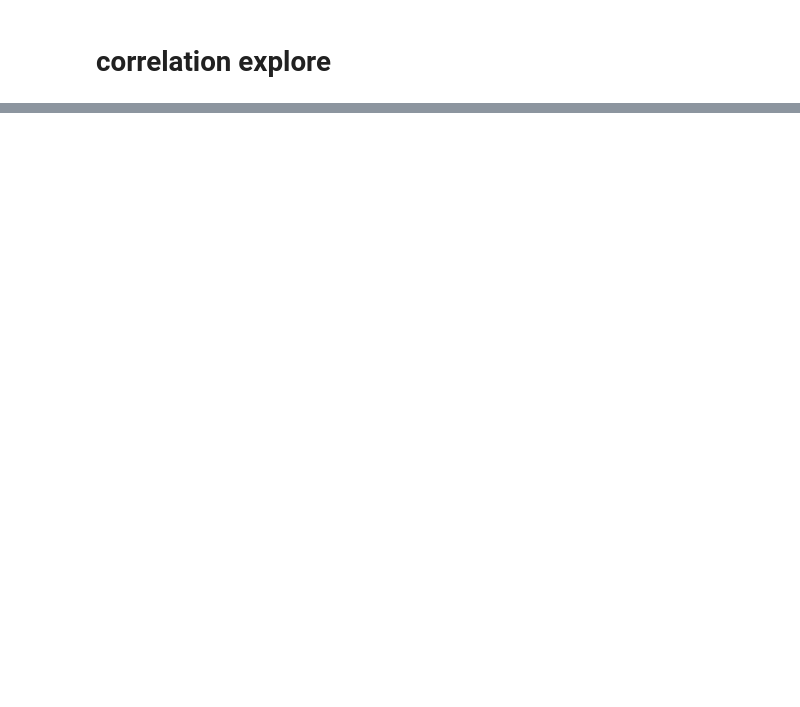
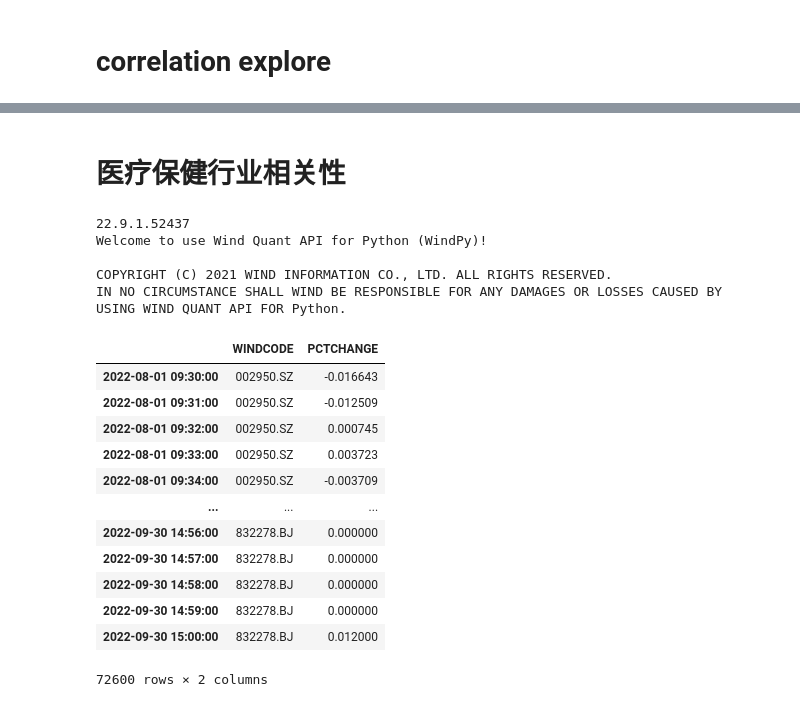
Before and after one commit to PXY11/trading-optimize, a Jupyter notebook: tmp.ipynb, the cells around one changed output, grey strips where cells are left out. Saved outputs shown, nothing was run; the diff lists cells and outputs as text; code cells hidden in the pictures; blank space fills up the shorter version.

```diff
--- a/tmp.ipynb
+++ b/tmp.ipynb
@@ -194,3 +160,42 @@ for tmp_stk_code in stk_code[:1]:
 # layout=go.Layout(yaxis2=dict(anchor='x', overlaying='y', side='right'))
 # )
 # fig.show()
+# %% [markdown]
+# 医疗保健行业相关性
+# %%
+from WindPy import *
+
+#Wind API 使用W账户密码登录
+w.start()
+
+#return True and then can go to next operation.
+w.isconnected()
+start_date = '2022-08-01'
+end_date = '2022-09-30'
+df_return_day = w.wsd("002223.SZ,002432.SZ,002551.SZ,002614.SZ,002950.SZ,300143.SZ,300206.SZ,300246.SZ,300273.SZ,300298.SZ,300314.SZ,300326.SZ,300529.SZ,300562.SZ,300633.SZ,300753.SZ,300760.SZ,300832.SZ,300869.SZ,300942.SZ,300962.SZ,301087.SZ,301234.SZ,301235.SZ,301363.SZ,600055.SH,600568.SH,600587.SH,603579.SH,605186.SH,688029.SH,688050.SH,688114.SH,688139.SH,688212.SH,688271.SH,688273.SH,688277.SH,688310.SH,688314.SH,688351.SH,688358.SH,688393.SH,688468.SH,688580.SH,688613.SH,688617.SH,688677.SH,688793.SH,832278.BJ,872925.BJ",
+"pct_chg", f"2022-08-01", f"2022-09-30", "",usedf=True)[1]
+# %% [output]
+22.9.1.52437
+Welcome to use Wind Quant API for Python (WindPy)!
+
+COPYRIGHT (C) 2021 WIND INFORMATION CO., LTD. ALL RIGHTS RESERVED.
+IN NO CIRCUMSTANCE SHALL WIND BE RESPONSIBLE FOR ANY DAMAGES OR LOSSES CAUSED BY USING WIND QUANT API FOR Python.
+# %%
+df_return_min = w.wsi("002223.SZ,002432.SZ,002551.SZ,002614.SZ,002950.SZ,300143.SZ,300206.SZ,300246.SZ,300273.SZ,300298.SZ,300314.SZ,300326.SZ,300529.SZ,300562.SZ,300633.SZ,300753.SZ,300760.SZ,300832.SZ,300869.SZ,300942.SZ,300962.SZ,301087.SZ,301234.SZ,301235.SZ,301363.SZ,600055.SH,600568.SH,600587.SH,603579.SH,605186.SH,688029.SH,688050.SH,688114.SH,688139.SH,688212.SH,688271.SH,688273.SH,688277.SH,688310.SH,688314.SH,688351.SH,688358.SH,688393.SH,688468.SH,688580.SH,688613.SH,688617.SH,688677.SH,688793.SH,832278.BJ,872925.BJ", "pct_chg",
+f"2022-08-01 09:00:00", f"2022-09-30 15:00:00", "",usedf=True)[1]
+# %%
+df_return_min
+# %% [output]
+|  | WINDCODE | PCTCHANGE |
+| 2022-08-01 09:30:00 | 002950.SZ | -0.016643 |
+| 2022-08-01 09:31:00 | 002950.SZ | -0.012509 |
+| 2022-08-01 09:32:00 | 002950.SZ | 0.000745 |
+| 2022-08-01 09:33:00 | 002950.SZ | 0.003723 |
+| 2022-08-01 09:34:00 | 002950.SZ | -0.003709 |
+| ... | ... | ... |
+| 2022-09-30 14:56:00 | 832278.BJ | 0.000000 |
+| 2022-09-30 14:57:00 | 832278.BJ | 0.000000 |
+| 2022-09-30 14:58:00 | 832278.BJ | 0.000000 |
+| 2022-09-30 14:59:00 | 832278.BJ | 0.000000 |
+| 2022-09-30 15:00:00 | 832278.BJ | 0.012000 |
+72600 rows × 2 columns
```
Also changed, not shown: parts of 10 cells of this notebook, 1 other file.
